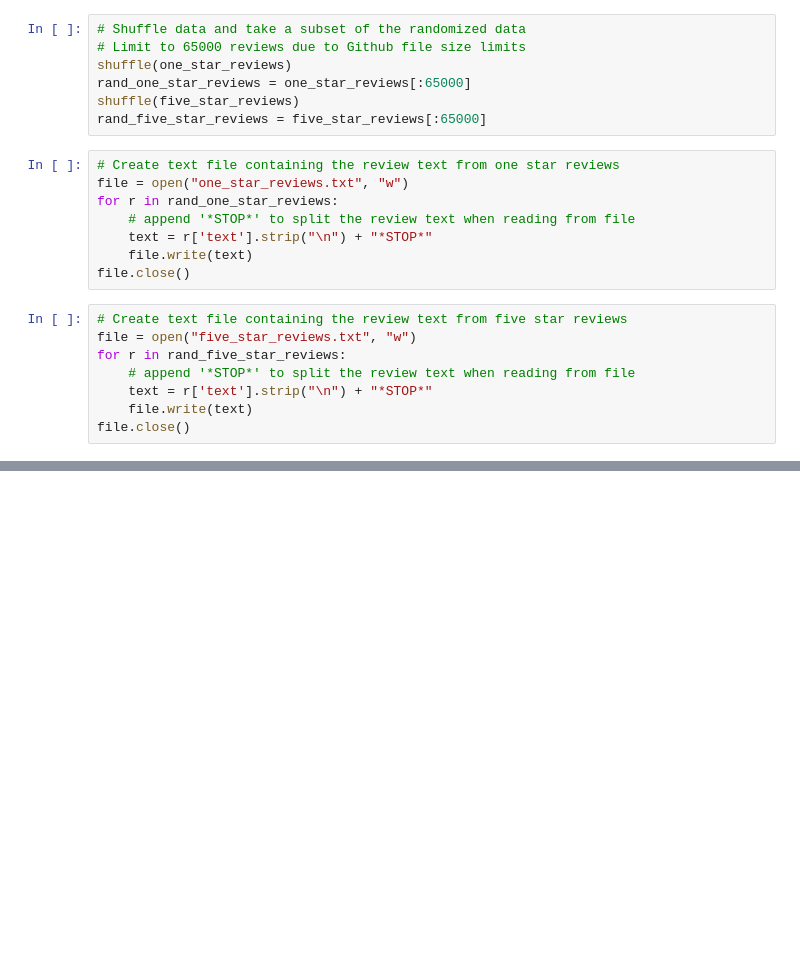
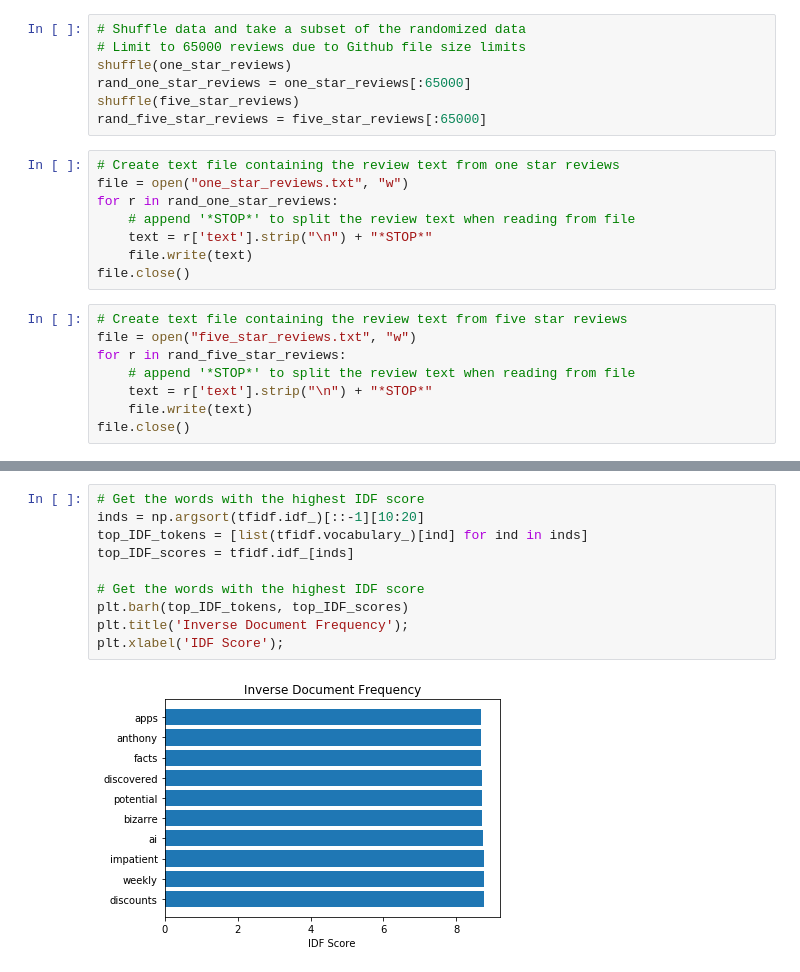
Before and after one commit to tkmak712/COGS108FinalProject, a Jupyter notebook: FilterDataset.ipynb, the cells around one changed output, grey strips where cells are left out. Drawn from its saved outputs; the diff is of its cells as text; blank space fills up the shorter version.

```diff
--- a/FilterDataset.ipynb
+++ b/FilterDataset.ipynb
@@ -41,0 +245,12 @@ file.close()
+# %%
+# Get the words with the highest IDF score
+inds = np.argsort(tfidf.idf_)[::-1][10:20]
+top_IDF_tokens = [list(tfidf.vocabulary_)[ind] for ind in inds]
+top_IDF_scores = tfidf.idf_[inds]
+
+# Get the words with the highest IDF score
+plt.barh(top_IDF_tokens, top_IDF_scores)
+plt.title('Inverse Document Frequency');
+plt.xlabel('IDF Score');
+# %% [output]
+[figure, added]
```
Also changed, not shown: parts of 44 cells of this notebook.
